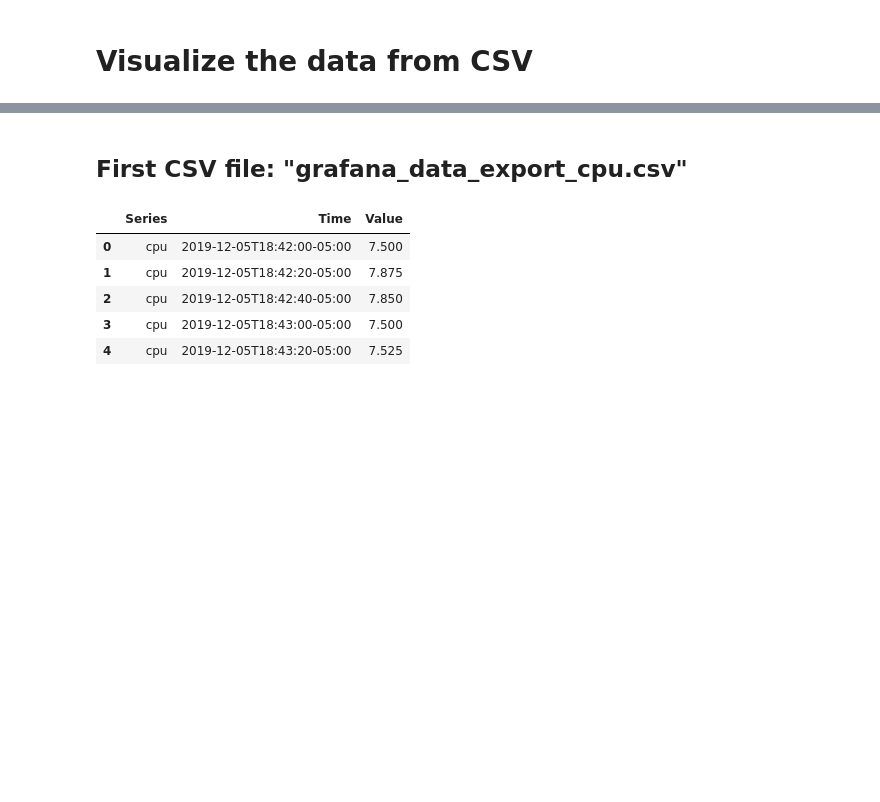
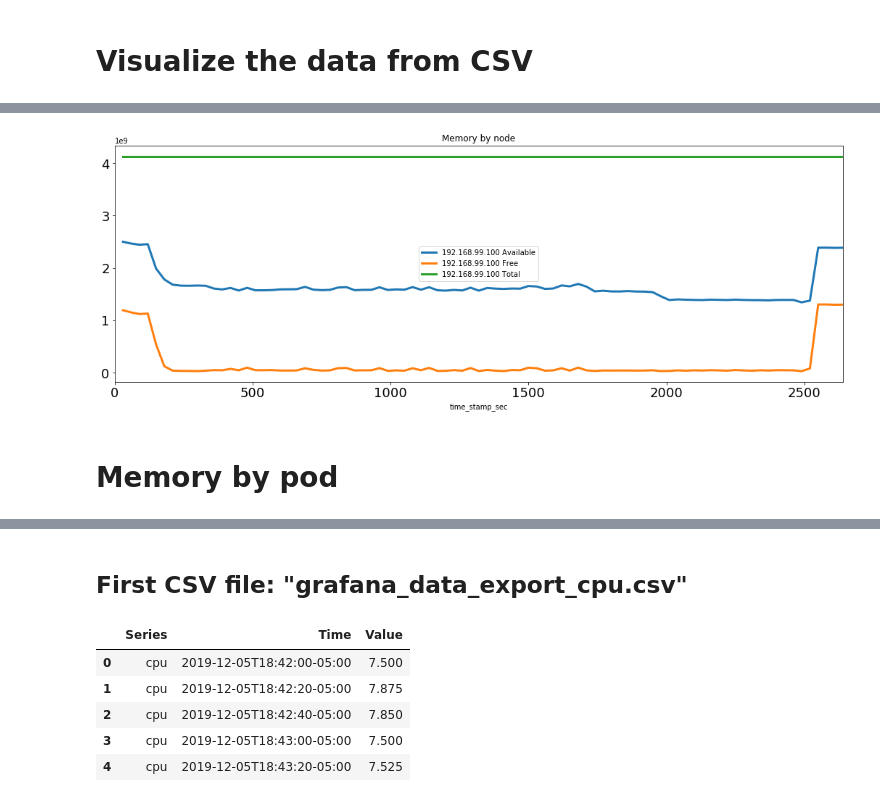
Before and after one commit to lucaspar/bingo, a Jupyter notebook: vis/result_vis.ipynb, the cells around one changed output, grey strips where cells are left out. Cells and saved outputs as stored; diff of their text form; code cells hidden in the pictures; blank space fills up the shorter version.

```diff
--- a/vis/result_vis.ipynb
+++ b/vis/result_vis.ipynb
@@ -8,0 +235,15 @@ import numpy as np
+# %%
+# 1. Change Time to datetime
+memory_by_node['time_stamp'] = pd.to_datetime(memory_by_node['Time'])
+# 2. Substract the first time and make it into relative time
+memory_by_node['time_stamp'] = memory_by_node['time_stamp'].sub(memory_by_node['time_stamp'][0], axis=0)
+# 3. Add another column for time in seconds
+memory_by_node['time_stamp_sec'] = pd.Series(np.random.randn(len(memory_by_node['Time'])), index = memory_by_node.index)
+# 4. Change the relative time into seconds
+memory_by_node['time_stamp_sec'] = memory_by_node['time_stamp'].dt.total_seconds()
+# 5. Drop unnecessary columns
+memory_by_node_plt = memory_by_node.drop(columns=['Time', 'time_stamp'])
+# 6. Reset the index to time_stamp_sec
+memory_by_node_plt.set_index('time_stamp_sec', inplace = True)
+
+memory_by_node_plt.head(3)
@@ -8,0 +256,8 @@ import numpy as np
+# %%
+# Plot
+memory_by_node_plt.plot(figsize=(18,6), title = 'Memory by node', fontsize=18, lw=3)
+plt.show()
+# %% [output]
+[figure, added]
+# %% [markdown]
+# Memory by pod
```
Also changed, not shown: parts of 43 cells of this notebook, 1 other file.
